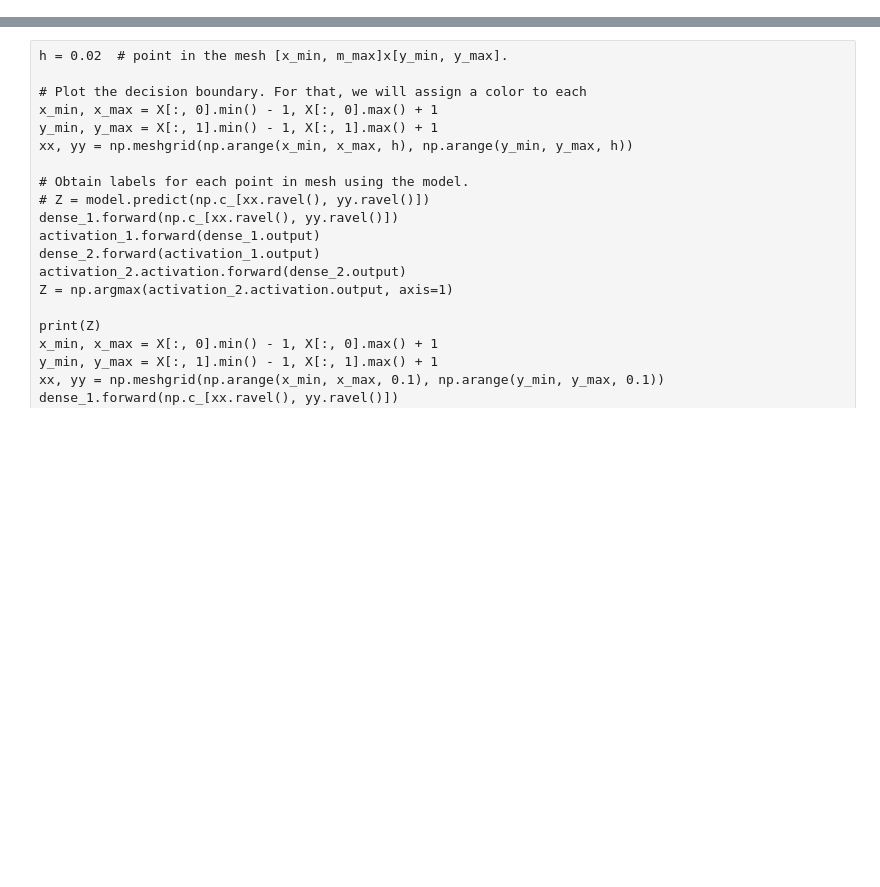
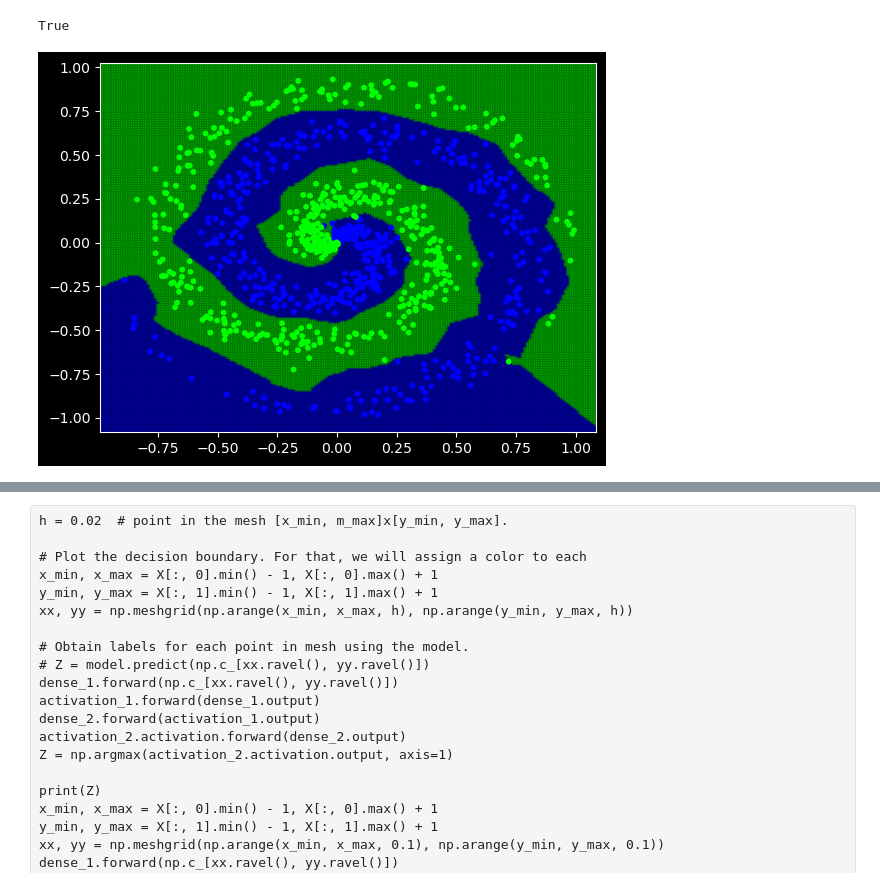
Before and after one commit to Mysterious-Harsh/My_Neural_Network, a Jupyter notebook: Neural_Network.ipynb, the cells around one changed output, grey strips where cells are left out. Drawn from its saved outputs; the diff is of its cells as text; code cells hidden in the pictures; blank space fills up the shorter version.

Commit message:
Added Binary Classification

```diff
--- a/Neural_Network.ipynb
+++ b/Neural_Network.ipynb
@@ -246,6 +278,33 @@ class Loss:
         sample_losses = self.forward(y_pred, y_actual)
         data_loss = np.mean(sample_losses)
         return data_loss
+
+
+class Binary_Cross_Entropy(Loss):
+    def forward(self, y_pred, y_actual):
+        y_pred_clipped = np.clip(y_pred, 1e-7, 1 - 1e-7)
+        # Calculate sample-wise loss
+        sample_losses = -(
+            y_actual * np.log(y_pred_clipped)
+            + (1 - y_actual) * np.log(1 - y_pred_clipped)
+        )
+        sample_losses = np.mean(sample_losses, axis=-1)
+        return sample_losses
+
+    def backward(self, dvalues, y_actual):
+        samples = len(dvalues)
+        output = len(dvalues[0])
+        # Clip data to prevent division by 0
+        # Clip both sides to not drag mean towards any value
+        clipped_dvalues = np.clip(dvalues, 1e-7, 1 - 1e-7)
+
+        self.dinputs = (
+            -(y_actual / clipped_dvalues - (1 - y_actual) / (1 - clipped_dvalues))
+            / output
+        )
+
+        self.dinputs = self.dinputs / samples
+        return self.dinputs
 
 
 class Categorical_Cross_Entropy(Loss):
@@ -517,0 +571,5 @@ Epochs: 11900, Acc: 0.864, Loss: 0.3478572771409596, Data_Loss: 0.34772446242185
+# %%
+model.show_boundary()
+# %% [output]
+True
+[figure, added]
```
Also changed, not shown: parts of 8 cells of this notebook, 1 other file.
